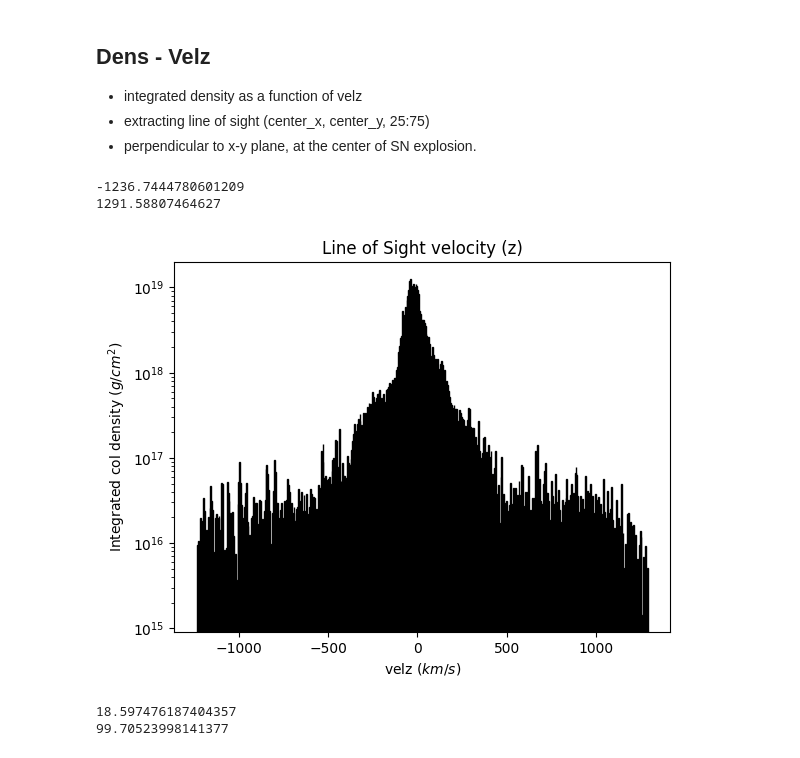
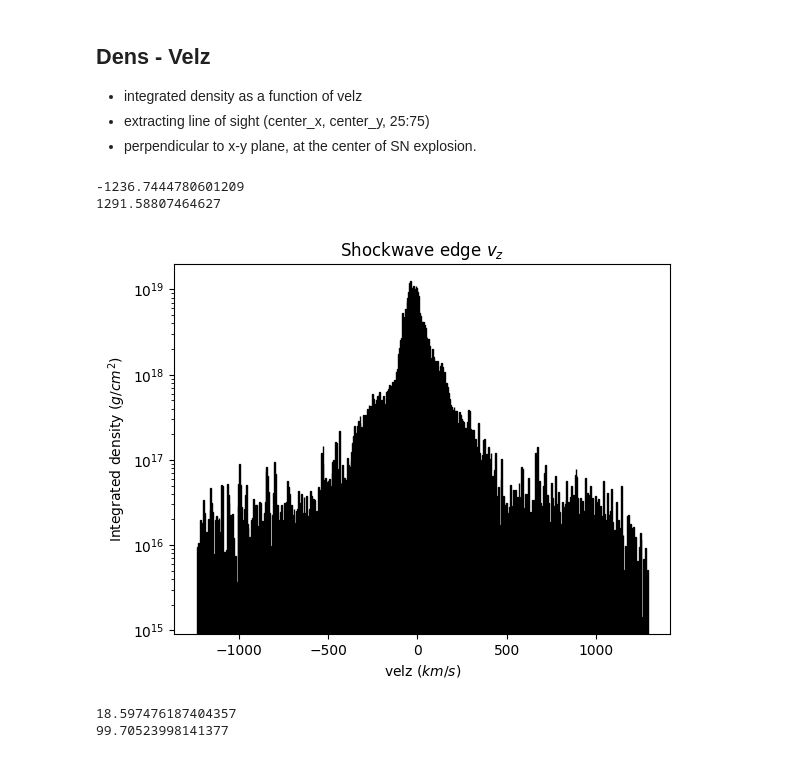
Before and after one commit to Joycelyn-Chen/AstroSegTrack, a Jupyter notebook: analysis/SB230/shockwave_vel.ipynb, the cells around one changed output. Saved outputs shown, nothing was run; the diff lists cells and outputs as text; code cells hidden in the pictures.

Commit message:
fixed the typo in the velz_dens image in shockwave_vel.ipynb

```diff
--- a/analysis/SB230/shockwave_vel.ipynb
+++ b/analysis/SB230/shockwave_vel.ipynb
@@ -386,36 +386,36 @@ sorted_velz = np.array(LoS_velz)[sortidx]
 sorted_dens = np.array(LoS_coldens)[sortidx]
 
 bins = np.linspace(int(sorted_velz.min()), int(sorted_velz.max()), 500)  # 21 bins means 22 edges
 bin_centers = 0.5 * (bins[:-1] + bins[1:])  # Calculate bin centers for plotting
 
 indices = np.digitize(sorted_velz, bins)
 
 binned_densities = np.zeros(len(bins)-1)
 for i in range(1, len(bins)):
     binned_densities[i-1] = sorted_dens[indices == i].sum()
 
 fig, ax = plt.subplots()
 ax.bar(bin_centers, binned_densities, width=np.diff(bins), edgecolor='black', align='center')
 ax.set_xlabel('velz ($km/s$)')
-ax.set_ylabel('Integrated col density ($g/cm^2$)')
-ax.set_title('Line of Sight velocity (z)')
+ax.set_ylabel('Integrated density ($g/cm^2$)')
+ax.set_title('Shockwave edge $v_z$')
 ax.set_yscale('log')
 # ax.set_xlim(-200, 200)
 # plt.savefig("LoS.png")
 
 
 # fig, ax = plt.subplots()
 # ax.plot(sorted_velz, sorted_dens, 'k-')
 # ax.set_xlabel('$v_z$')
 # ax.set_ylabel('column density (cm$^{-2}$)')
 # ax.set_xlim(-7.5, 0)
 # # ax.set_yscale('log')
 
 # fig.savefig('dens_velz.png')
 # %% [output]
 -1236.7444780601209
 1291.58807464627
-[figure, old version]
+[figure, new version]
 # %%
 LoS_velz = new_velz[30, center_y, 25:75].T[::]
 LoS_coldens = new_dens[30, center_y, 25:75].T[::]
```
